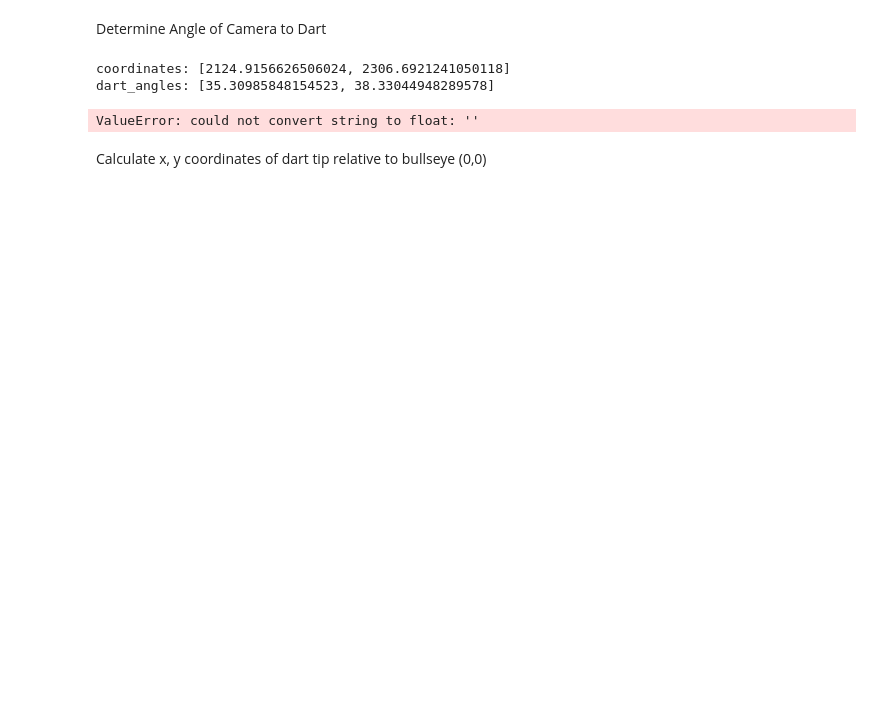
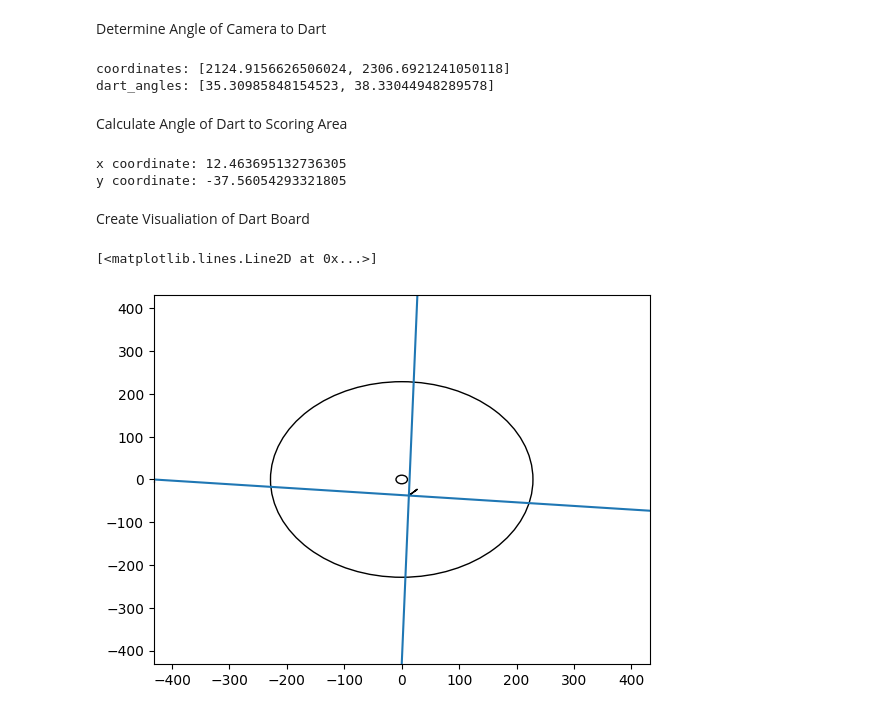
Before and after one commit to zkashef/SmokingDartsv2, a Jupyter notebook: core/proof_of_scoring.ipynb, the cells around one changed output. Drawn from its saved outputs; the diff is of its cells as text; code cells hidden in the pictures; blank space fills up the shorter version.

Commit message:
Proof of scoring

```diff
--- a/core/proof_of_scoring.ipynb
+++ b/core/proof_of_scoring.ipynb
@@ -110,59 +118,60 @@ print("dart_angles:", angles_cameras_to_darts)
 # %% [output]
 coordinates: [2124.9156626506024, 2306.6921241050118]
 dart_angles: [35.30985848154523, 38.33044948289578]
+# %% [markdown]
+Calculate Angle of Dart to Scoring Area
+# %%
+import math
+
+cam_dist = 432 ## mm
+board_radius = 228.6 #mm
+
+#calculate angle relative to horizontal and vertical plane
+mod_angA, mod_angB = (fov/2 - angles_cameras_to_darts[1]) , (fov/2 - angles_cameras_to_darts[0]) + 90
+
+# convert to radians from degrees
+angA, angB  = mod_angA * math.pi/180, mod_angB * math.pi/180
+
+slopeA = math.tan(angA)
+slopeB = math.tan(angB)
+
+#### use slope-intercept form to calculate x_dart and y_dart
+x_dart = (-cam_dist*slopeA - cam_dist)/(slopeA - slopeB)
+y_dart = (x_dart + cam_dist) * slopeA
+print("x coordinate: " + str(x_dart))
+print("y coordinate: " + str(y_dart))
+# %% [output]
+x coordinate: 12.463695132736305
+y coordinate: -37.56054293321805
+# %% [markdown]
+Create Visualiation of Dart Board
 # %%
-import matplotlib.pyplot as plt
-import math
 
-
-cam_dist = 440 ## mm
-board_radius = 228.6 #mm
-
-angA = float(input("Enter Angle for CamA in degrees: "))
-angB = float(input("Enter Angle for CamB in degrees: "))
-FOV = float(input("Enter Field of View in degrees: "))
-
-
-mod_angA, mod_angB = (FOV/2 - angA) , (FOV/2 - angB) + 90
-
-angA, angB  = mod_angA * math.pi/180, mod_angB * math.pi/180
-
-slopeA = math.tan(angA)
-slopeB = math.tan(angB)
-
-x_dart = (15*slopeA - 15)/(slopeA - slopeB)
-y_dart = (x_dart + 15) * slopeA
-print(x_dart)
-print(y_dart)
-
+### for simulation and visualization
 fig, ax = plt.subplots()
 
 ax.set_xlim(-cam_dist, cam_dist)
 ax.set_ylim(-cam_dist, cam_dist)
 
-
-
 dart_board = plt.Circle((0, 0), board_radius, edgecolor='black', fill=False)
-dart = plt.Arrow(x_dart, y_dart, 3, 3, color='black')
+#dart_board = ax.pie([.05]*20)
+dart = plt.Arrow(x_dart, y_dart, 15, 15, color='black')
 bullseye = plt.Circle((0, 0), 10, edgecolor='black', fill=False)
 
 camA = plt.Rectangle((-cam_dist, -5), 1, 1, edgecolor='black', fill=False, clip_on=False)
 camB = plt.Rectangle((-5, -cam_dist), 1, 1, edgecolor='black', fill=False, clip_on=False)
-
-
-
-leg_Cam1_Dart = ax.axline((-cam_dist, 0), slope = math.tan(angA))
-leg_Cam2_Dart = ax.axline((0, -cam_dist), slope = math.tan(angB))
-
-ax.plot(x_dart, y_dart)
 
 ax.add_patch(dart_board)
 ax.add_patch(dart)
 ax.add_patch(bullseye)
 ax.add_patch(camA)
 ax.add_patch(camB)
-plt.show()
+
+
+leg_Cam1_Dart = ax.axline((-cam_dist, 0), slope=slopeA)
+leg_Cam2_Dart = ax.axline((0, -cam_dist), slope = slopeB)
+
+ax.plot(x_dart, y_dart)
 # %% [output]
-ValueError: could not convert string to float: ''
+[<matplotlib.lines.Line2D at 0x...>]
+[figure, added]
-# %% [markdown]
-Calculate x, y coordinates of dart tip relative to bullseye (0,0)
```
Also changed, not shown: parts of 9 cells of this notebook, 2 other files.
